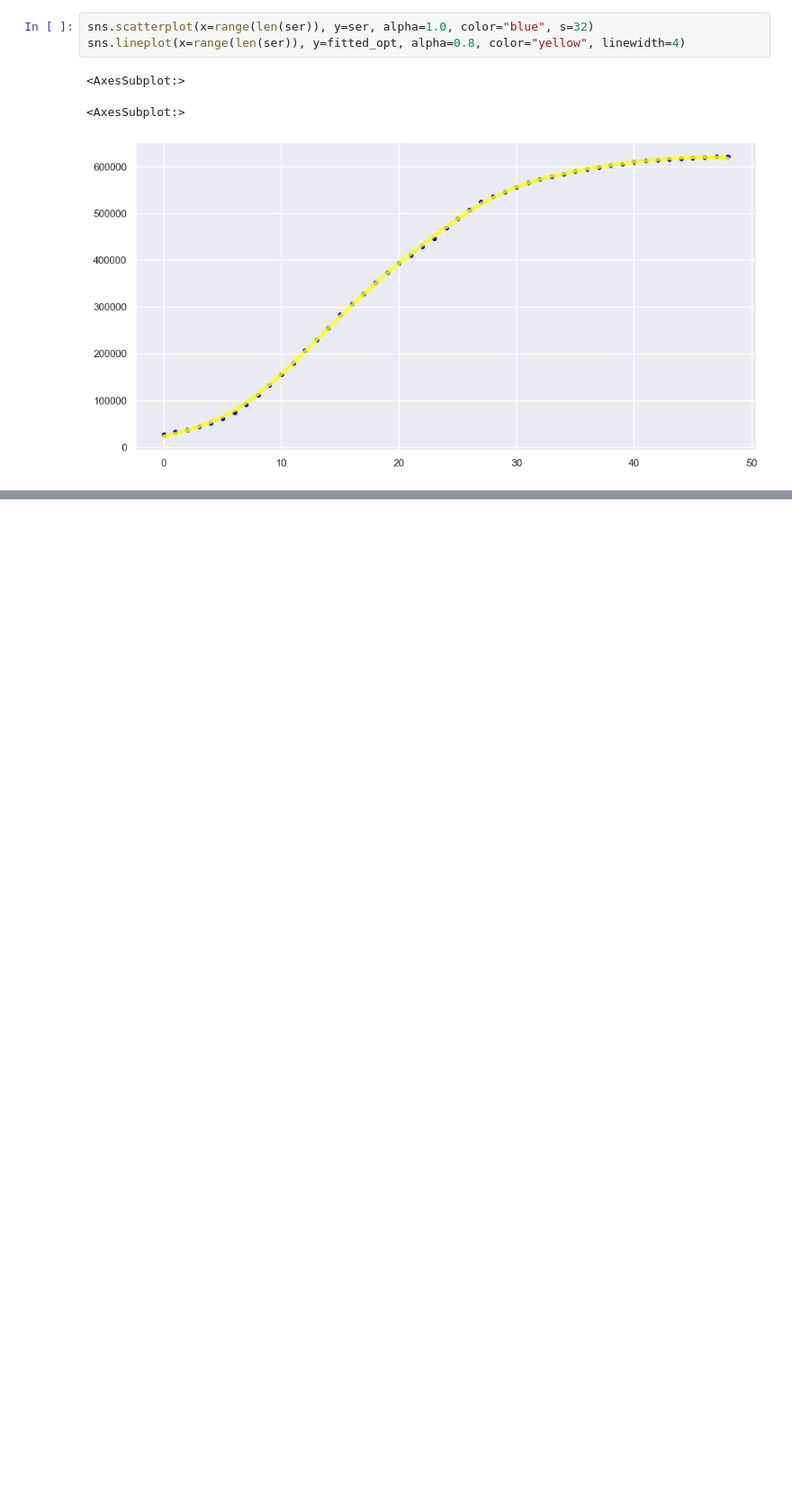
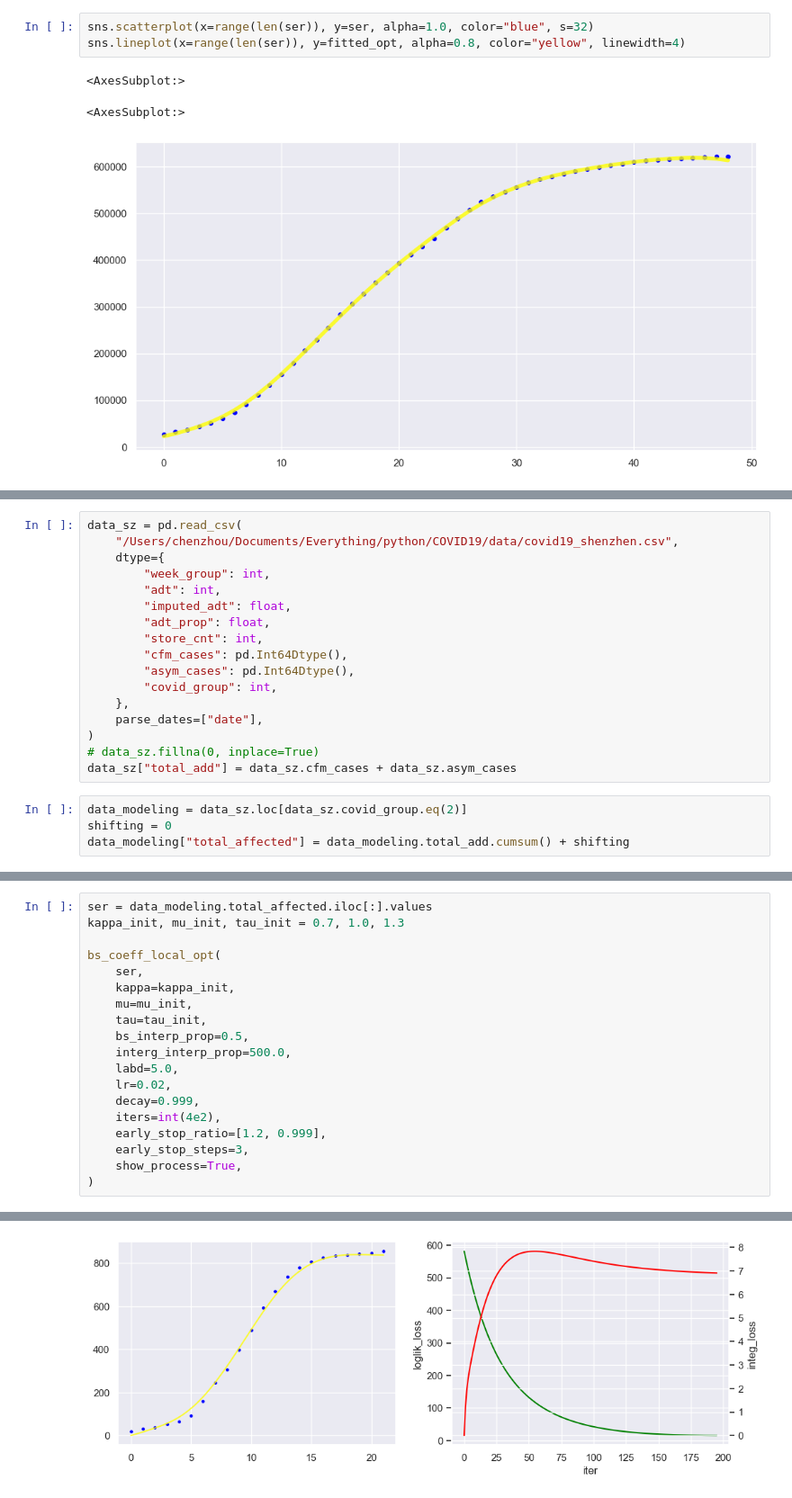
Before and after one commit to ChenZhouUC/Covid19_Modeling, a Jupyter notebook: scripts/covid19.ipynb, the cells around one changed output, grey strips where cells are left out. Shown at 90% size. Drawn from its saved outputs; the diff is of its cells as text; blank space fills up the shorter version.

```diff
--- a/scripts/covid19.ipynb
+++ b/scripts/covid19.ipynb
@@ -379,0 +420,21 @@ sns.lineplot(x=range(len(ser)), y=fitted_opt, alpha=0.8, color="yellow", linewid
+# %%
+data_sz = pd.read_csv(
+    "/Users/chenzhou/Documents/Everything/python/COVID19/data/covid19_shenzhen.csv",
+    dtype={
+        "week_group": int,
+        "adt": int,
+        "imputed_adt": float,
+        "adt_prop": float,
+        "store_cnt": int,
+        "cfm_cases": pd.Int64Dtype(),
+        "asym_cases": pd.Int64Dtype(),
+        "covid_group": int,
+    },
+    parse_dates=["date"],
+)
+# data_sz.fillna(0, inplace=True)
+data_sz["total_add"] = data_sz.cfm_cases + data_sz.asym_cases
+# %%
+data_modeling = data_sz.loc[data_sz.covid_group.eq(2)]
+shifting = 0
+data_modeling["total_affected"] = data_modeling.total_add.cumsum() + shifting
@@ -379,0 +461,20 @@ sns.lineplot(x=range(len(ser)), y=fitted_opt, alpha=0.8, color="yellow", linewid
+# %%
+ser = data_modeling.total_affected.iloc[:].values
+kappa_init, mu_init, tau_init = 0.7, 1.0, 1.3
+
+bs_coeff_local_opt(
+    ser,
+    kappa=kappa_init,
+    mu=mu_init,
+    tau=tau_init,
+    bs_interp_prop=0.5,
+    interg_interp_prop=500.0,
+    labd=5.0,
+    lr=0.02,
+    decay=0.999,
+    iters=int(4e2),
+    early_stop_ratio=[1.2, 0.999],
+    early_stop_steps=3,
+    show_process=True,
+)
+# %% [output]
@@ -379,0 +492 @@ sns.lineplot(x=range(len(ser)), y=fitted_opt, alpha=0.8, color="yellow", linewid
+[figure, added]
```
Also changed, not shown: parts of 11 cells of this notebook, 1 other file.
